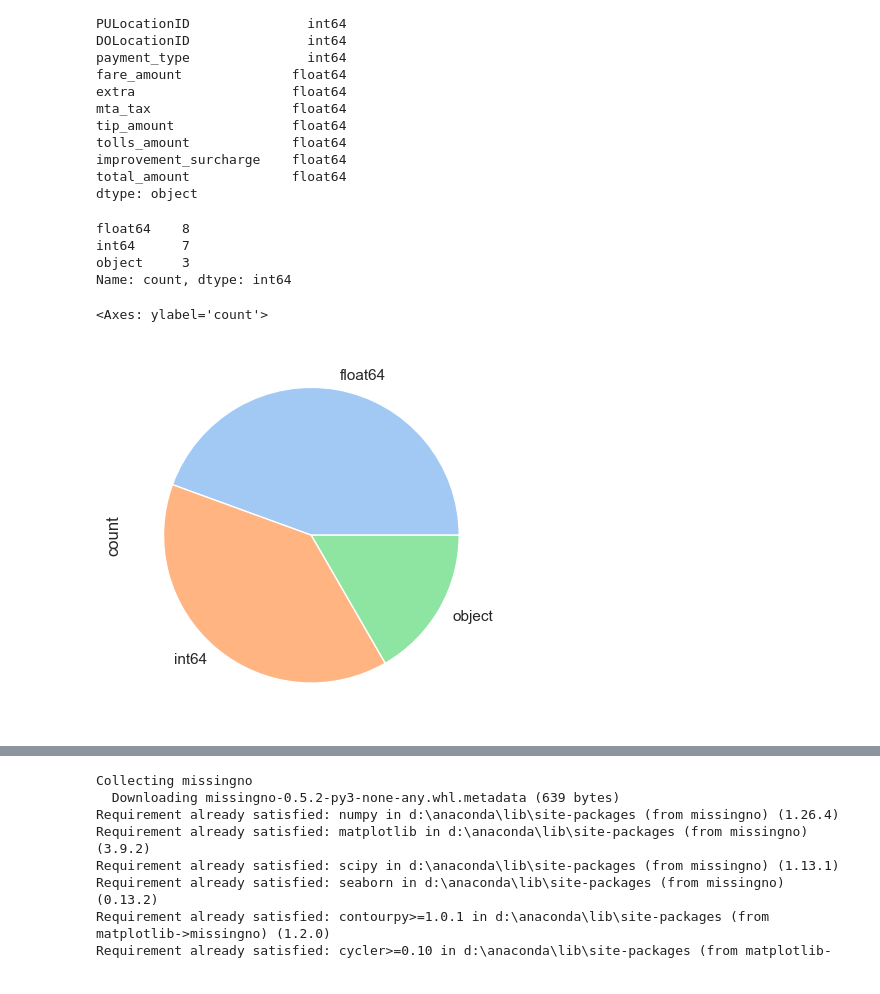
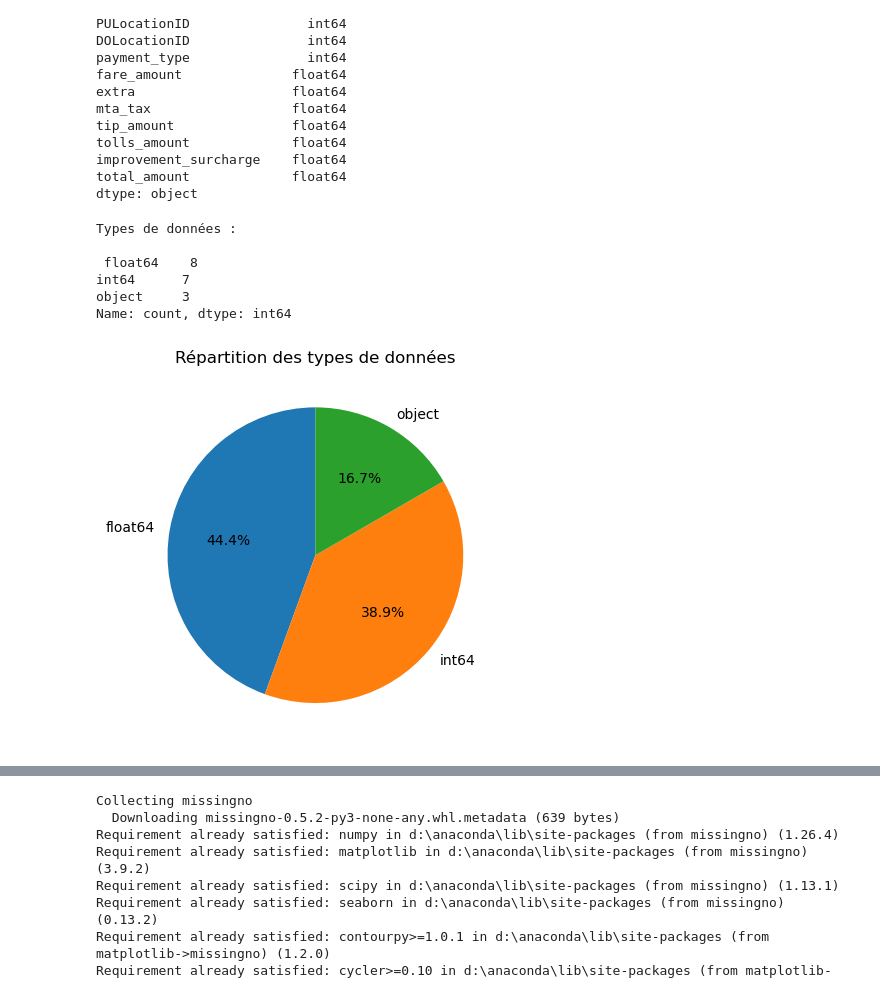
Before and after one commit to AliAch04/Data-Analysis-and-Modeling-of-Lack-of-Tipping-Among-Taxi-Drivers-in-New-York-City-PFE, a Jupyter notebook: ProjetTaxi(2).ipynb, the cells around one changed output, grey strips where cells are left out. Cells and saved outputs as stored; diff of their text form; code cells hidden in the pictures.

```diff
--- a/ProjetTaxi(2).ipynb
+++ b/ProjetTaxi(2).ipynb
@@ -96,14 +99,19 @@ improvement_surcharge    float64
 total_amount             float64
 dtype: object
 # %%
-datatrainset.dtypes.value_counts()
+# Afficher le nombre de colonnes par type
+print("Types de données :\n\n", datatrainset.dtypes.value_counts())
 # %% [output]
-float64    8
+Types de données :
+
+ float64    8
 int64      7
 object     3
 Name: count, dtype: int64
 # %%
-datatrainset.dtypes.value_counts().plot.pie()
+datatrainset.dtypes.value_counts().plot.pie(autopct='%1.1f%%', startangle=90)
+plt.title("Répartition des types de données")
+plt.ylabel("")
+plt.show()
 # %% [output]
-<Axes: ylabel='count'>
-[figure, old version]
+[figure, new version]
```
Also changed, not shown: parts of 47 cells of this notebook.
